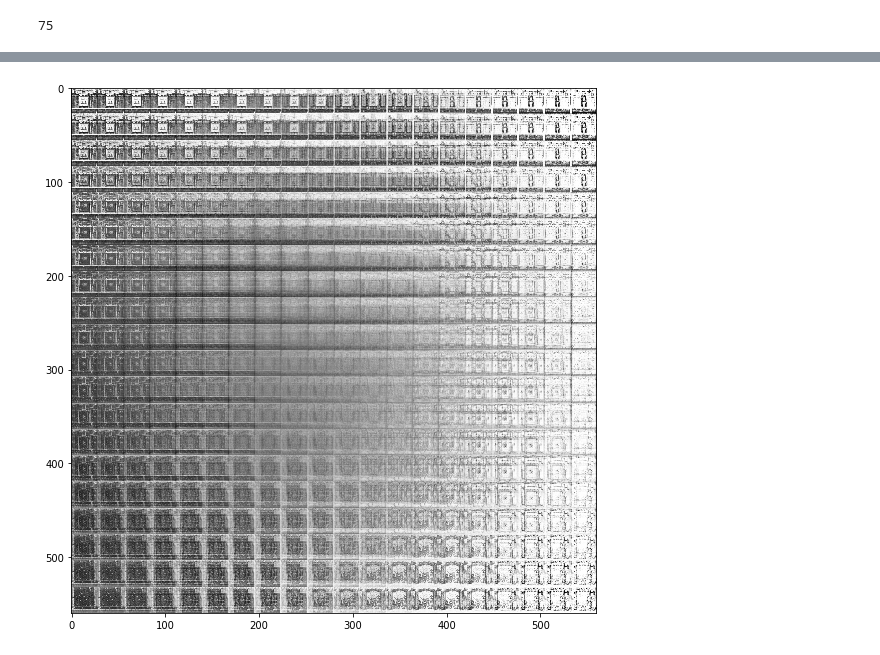
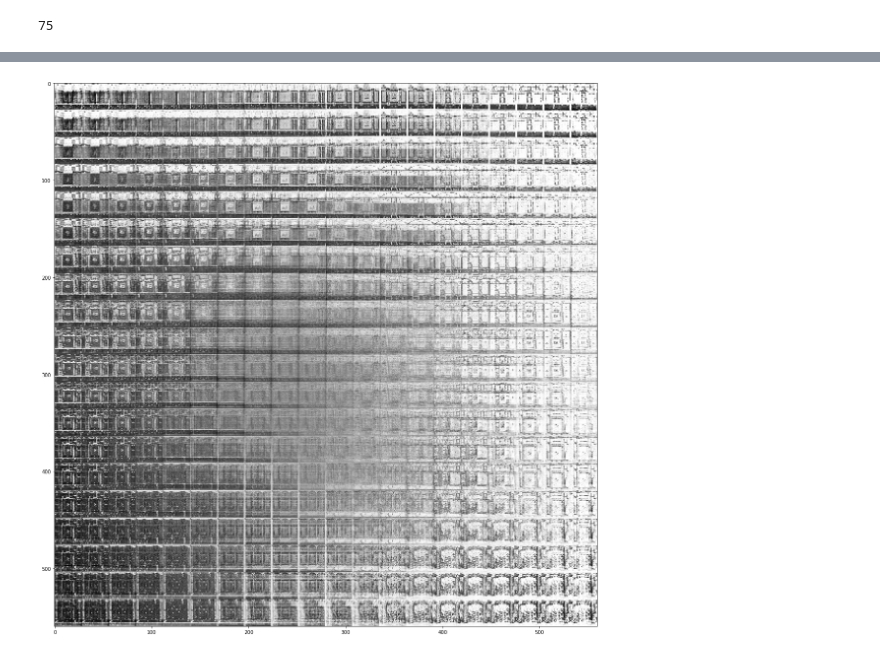
Before and after one commit to juyingnan/PompeiiVision, a Jupyter notebook: AutoEncoderTest.ipynb, the cells around one changed output, grey strips where cells are left out. Drawn from its saved outputs; the diff is of its cells as text; code cells hidden in the pictures.

Commit message:
a bigger image and larger batch

```diff
--- a/AutoEncoderTest.ipynb
+++ b/AutoEncoderTest.ipynb
@@ -7,6 +7,7 @@ import matplotlib.pyplot as plt
 
 np.random.seed(0)
 tf.set_random_seed(0)
+batch_size = 15
 # %%
 # Load MNIST data in a format suited for tensorflow.
 # The script input_data is available under this URL:
@@ -234,5 +235,5 @@ network_architecture = \
          n_input=784, # MNIST data input (img shape: 28*28)
          n_z=20)  # dimensionality of latent space
 
-vae = train(network_architecture, training_epochs=4000)
+vae = train(network_architecture, batch_size=batch_size, training_epochs=3000)
 # %% [output]
@@ -247,5 +246,5 @@ Epoch: 3501 cost= 457.366743978
 # %%
-x_sample = train_data.test.next_batch(5)
+x_sample = train_data.test.next_batch(batch_size)
 x_reconstruct = vae.reconstruct(x_sample)
 
 plt.figure(figsize=(8, 12))
@@ -271,5 +270,5 @@ network_architecture = \
          n_input=784, # MNIST data input (img shape: 28*28)
          n_z=2)  # dimensionality of latent space
 
-vae_2d = train(network_architecture, training_epochs=500)
+vae_2d = train(network_architecture, batch_size=batch_size, training_epochs=1000)
 # %% [output]
@@ -286,18 +286,19 @@ plt.grid()
 # %%
 nx = ny = 20
 x_values = np.linspace(-3, 3, nx)
 y_values = np.linspace(-3, 3, ny)
 
 canvas = np.empty((28*ny, 28*nx))
 for i, yi in enumerate(x_values):
     for j, xi in enumerate(y_values):
         z_mu = np.array([[xi, yi]]*vae.batch_size)
         x_mean = vae_2d.generate(z_mu)
+        # print(x_mean)
         canvas[(nx-i-1)*28:(nx-i)*28, j*28:(j+1)*28] = x_mean[0].reshape(28, 28)
 
-plt.figure(figsize=(8, 10))
+plt.figure(figsize=(16, 20))
 Xi, Yi = np.meshgrid(x_values, y_values)
 plt.imshow(canvas, origin="upper", cmap="gray")
 plt.tight_layout()
 # %% [output]
-[figure, old version]
+[figure, new version]
```
Also changed, not shown: parts of 4 cells of this notebook.
